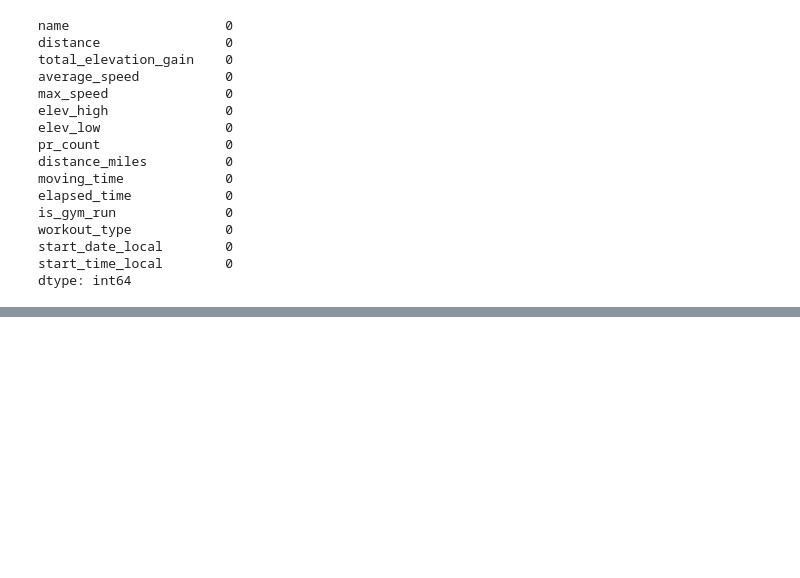
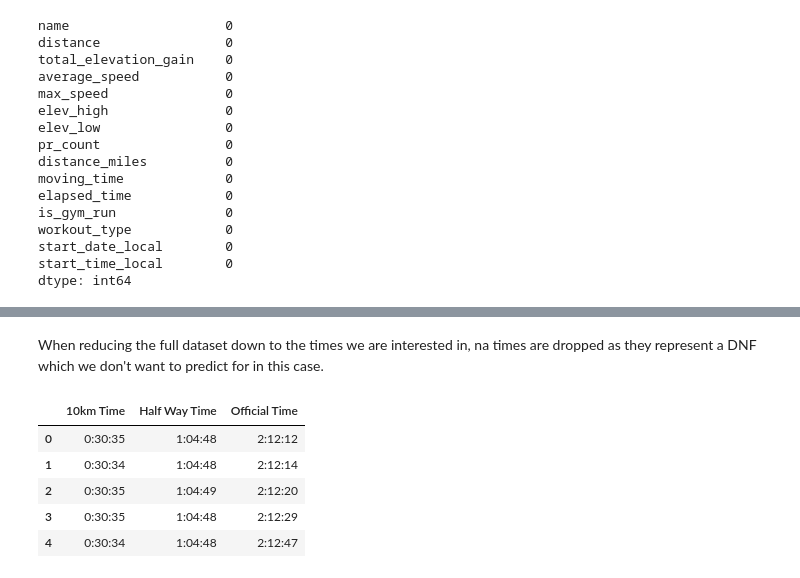
Before and after one commit to gknappattack/MyRunningData, a Jupyter notebook: strava.ipynb, the cells around one changed output, grey strips where cells are left out. Saved outputs shown, nothing was run; the diff lists cells and outputs as text; code cells hidden in the pictures; blank space fills up the shorter version.

```diff
--- a/strava.ipynb
+++ b/strava.ipynb
@@ -274,0 +344,13 @@ run_df_cleaned.to_csv('data/greg_runs.csv', index=False)
+# %% [markdown]
+When reducing the full dataset down to the times we are interested in, na times are dropped as they represent a DNF which we don't want to predict for in this case.
+# %%
+hk_train = hk_full[['10km Time', 'Half Way Time', 'Official Time']].dropna()
+
+hk_train.head()
+# %% [output]
+|  | 10km Time | Half Way Time | Official Time |
+| 0 | 0:30:35 | 1:04:48 | 2:12:12 |
+| 1 | 0:30:34 | 1:04:48 | 2:12:14 |
+| 2 | 0:30:35 | 1:04:49 | 2:12:20 |
+| 3 | 0:30:35 | 1:04:48 | 2:12:29 |
+| 4 | 0:30:34 | 1:04:48 | 2:12:47 |
```
Also changed, not shown: parts of 58 cells of this notebook, 6 other files.
